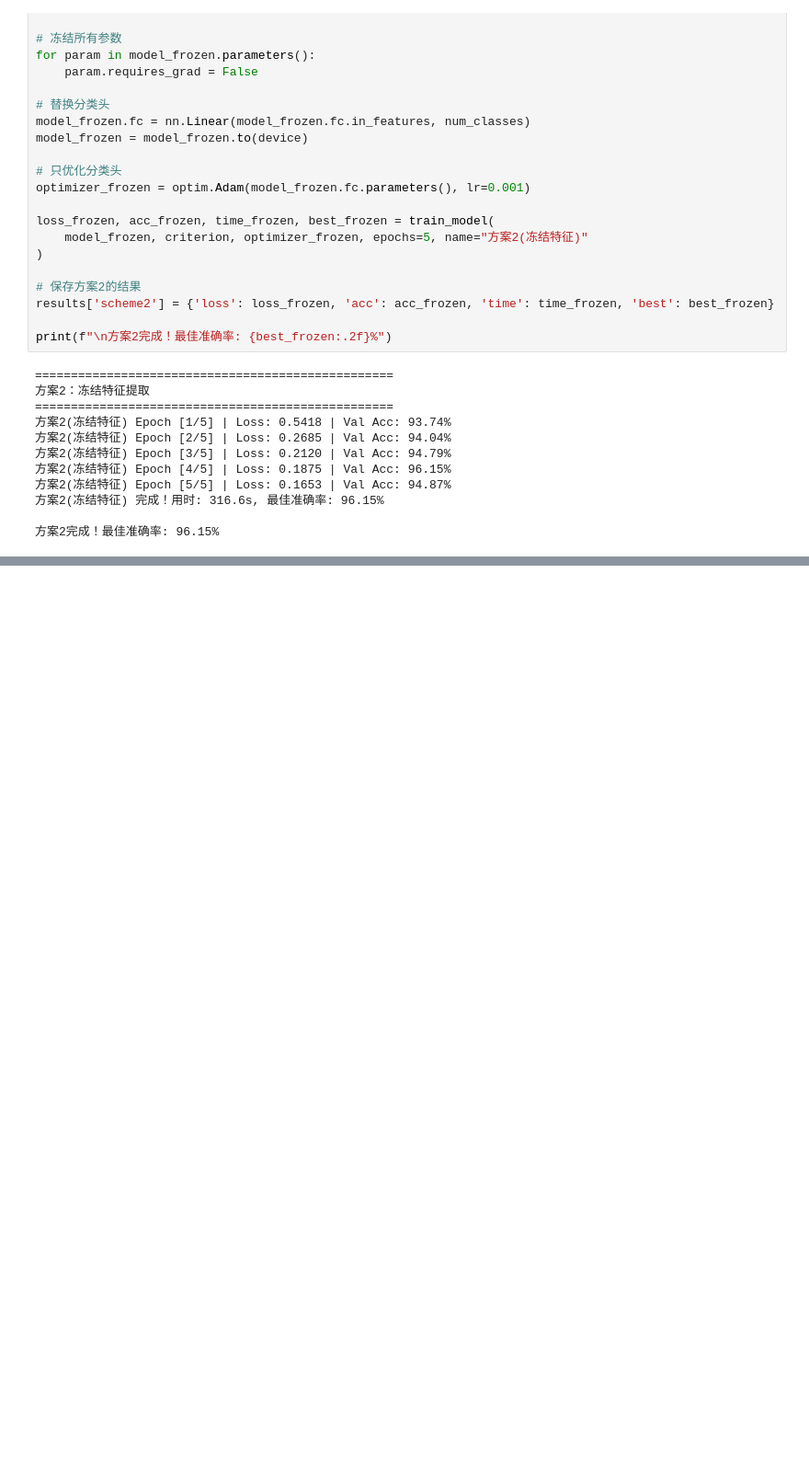
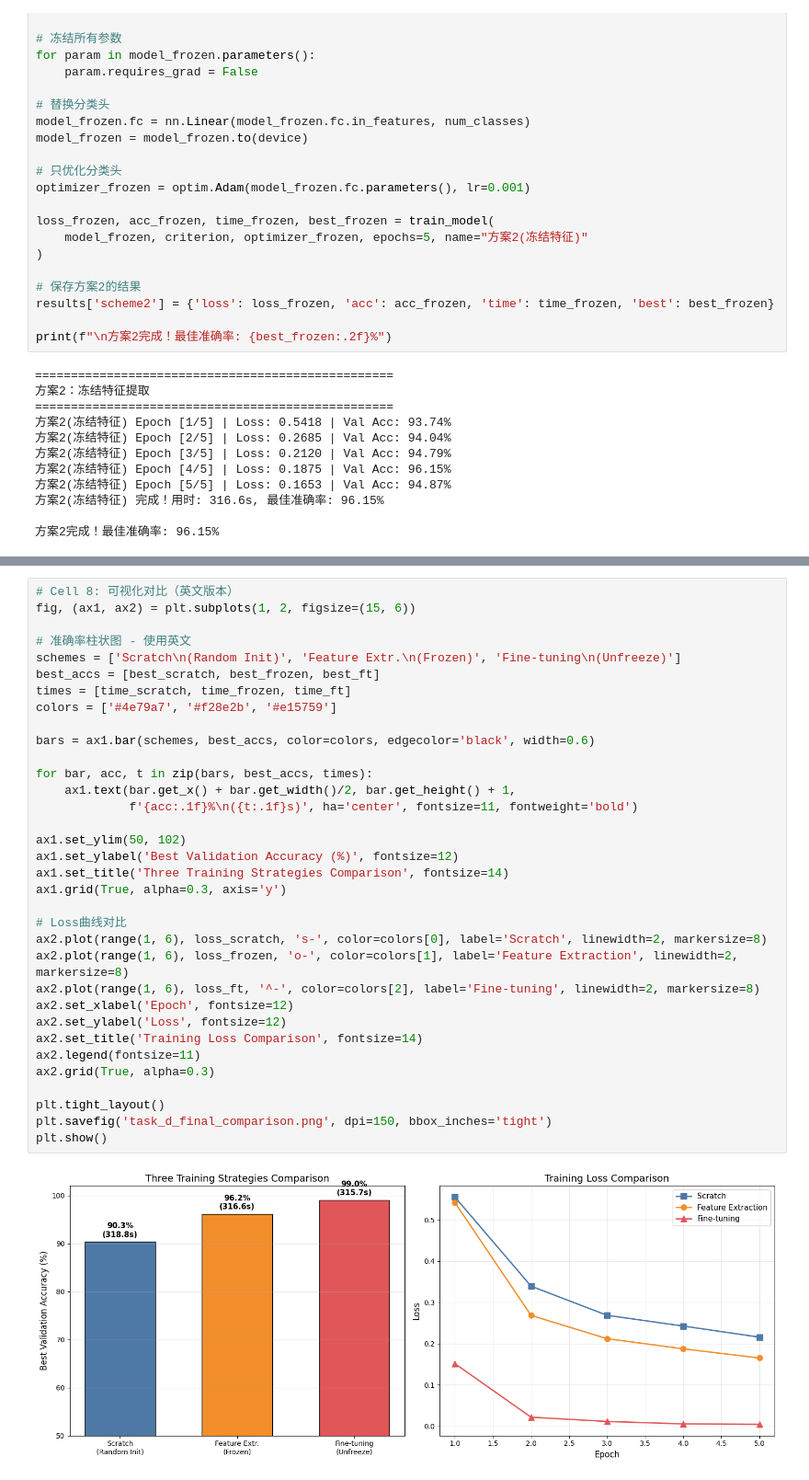
Before and after one commit to lio0zz/task4_transfer_learning, a Jupyter notebook: 4_replicate_transfer_learning.ipynb, the cells around one changed output, grey strips where cells are left out. Shown at 92% size. Cells and saved outputs as stored; diff of their text form; blank space fills up the shorter version.

```diff
--- a/4_replicate_transfer_learning.ipynb
+++ b/4_replicate_transfer_learning.ipynb
@@ -180,0 +224,36 @@ print(f"\n方案2完成！最佳准确率: {best_frozen:.2f}%")
+# %%
+# Cell 8: 可视化对比（英文版本）
+fig, (ax1, ax2) = plt.subplots(1, 2, figsize=(15, 6))
+
+# 准确率柱状图 - 使用英文
+schemes = ['Scratch\n(Random Init)', 'Feature Extr.\n(Frozen)', 'Fine-tuning\n(Unfreeze)']
+best_accs = [best_scratch, best_frozen, best_ft]
+times = [time_scratch, time_frozen, time_ft]
+colors = ['#4e79a7', '#f28e2b', '#e15759']
+
+bars = ax1.bar(schemes, best_accs, color=colors, edgecolor='black', width=0.6)
+
+for bar, acc, t in zip(bars, best_accs, times):
+    ax1.text(bar.get_x() + bar.get_width()/2, bar.get_height() + 1,
+             f'{acc:.1f}%\n({t:.1f}s)', ha='center', fontsize=11, fontweight='bold')
+
+ax1.set_ylim(50, 102)
+ax1.set_ylabel('Best Validation Accuracy (%)', fontsize=12)
+ax1.set_title('Three Training Strategies Comparison', fontsize=14)
+ax1.grid(True, alpha=0.3, axis='y')
+
+# Loss曲线对比
+ax2.plot(range(1, 6), loss_scratch, 's-', color=colors[0], label='Scratch', linewidth=2, markersize=8)
+ax2.plot(range(1, 6), loss_frozen, 'o-', color=colors[1], label='Feature Extraction', linewidth=2, markersize=8)
+ax2.plot(range(1, 6), loss_ft, '^-', color=colors[2], label='Fine-tuning', linewidth=2, markersize=8)
+ax2.set_xlabel('Epoch', fontsize=12)
+ax2.set_ylabel('Loss', fontsize=12)
+ax2.set_title('Training Loss Comparison', fontsize=14)
+ax2.legend(fontsize=11)
+ax2.grid(True, alpha=0.3)
+
+plt.tight_layout()
+plt.savefig('task_d_final_comparison.png', dpi=150, bbox_inches='tight')
+plt.show()
+# %% [output]
+[figure, added]
```
Also changed, not shown: parts of 2 cells of this notebook, 1 other file.
